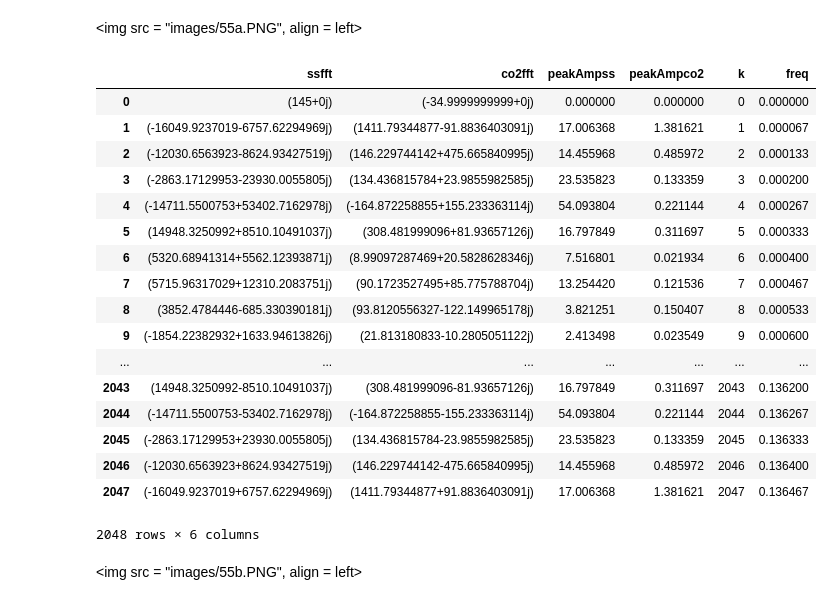
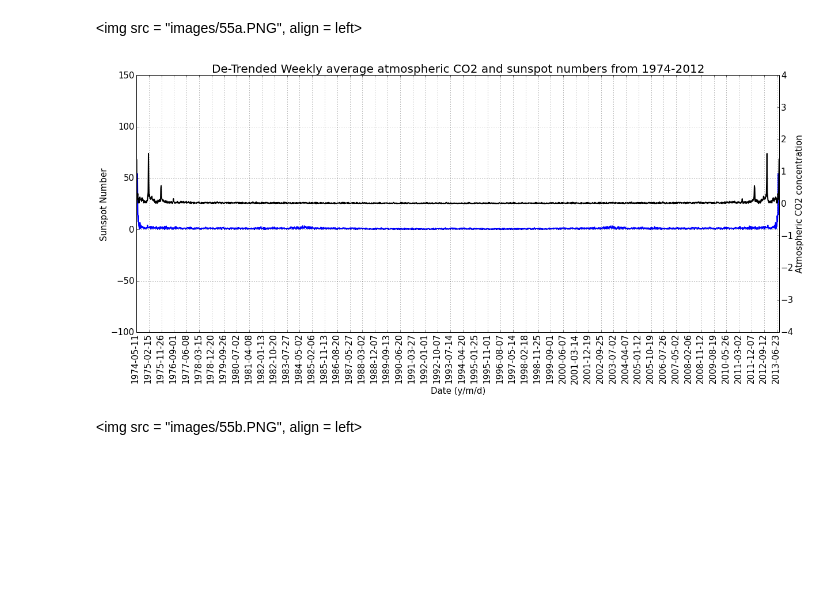
Before and after one commit to JeremyMMulcahey/IPythonNotebook, a Jupyter notebook: TimeSeries/JeremyM - STAT416HW5.ipynb, the cells around one changed output. Saved outputs shown, nothing was run; the diff lists cells and outputs as text; code cells hidden in the pictures; blank space fills up the shorter version.

```diff
--- a/TimeSeries/JeremyM - STAT416HW5.ipynb
+++ b/TimeSeries/JeremyM - STAT416HW5.ipynb
@@ -301,27 +301,46 @@ dtFFTFrame['freq'][1023]
 Yes, there is a relationship between periodicities in the data series because the periodograms are very similar. The only observable difference might be the leakage.
 # %% [markdown]
 <img src = "images/55a.PNG", align = left>
-# %%
-dtFFTFrame['lowpassFilter'] =
-# %% [output]
-|  | ssfft | co2fft | peakAmpss | peakAmpco2 | k | freq |
-| 0 | (145+0j) | (-34.9999999999+0j) | 0.000000 | 0.000000 | 0 | 0.000000 |
-| 1 | (-16049.9237019-6757.62294969j) | (1411.79344877-91.8836403091j) | 17.006368 | 1.381621 | 1 | 0.000067 |
-| 2 | (-12030.6563923-8624.93427519j) | (146.229744142+475.665840995j) | 14.455968 | 0.485972 | 2 | 0.000133 |
-| 3 | (-2863.17129953-23930.0055805j) | (134.436815784+23.9855982585j) | 23.535823 | 0.133359 | 3 | 0.000200 |
-| 4 | (-14711.5500753+53402.7162978j) | (-164.872258855+155.233363114j) | 54.093804 | 0.221144 | 4 | 0.000267 |
-| 5 | (14948.3250992+8510.10491037j) | (308.481999096+81.93657126j) | 16.797849 | 0.311697 | 5 | 0.000333 |
-| 6 | (5320.68941314+5562.12393871j) | (8.99097287469+20.5828628346j) | 7.516801 | 0.021934 | 6 | 0.000400 |
-| 7 | (5715.96317029+12310.2083751j) | (90.1723527495+85.775788704j) | 13.254420 | 0.121536 | 7 | 0.000467 |
-| 8 | (3852.4784446-685.330390181j) | (93.8120556327-122.149965178j) | 3.821251 | 0.150407 | 8 | 0.000533 |
-| 9 | (-1854.22382932+1633.94613826j) | (21.813180833-10.2805051122j) | 2.413498 | 0.023549 | 9 | 0.000600 |
-| ... | ... | ... | ... | ... | ... | ... |
-| 2043 | (14948.3250992-8510.10491037j) | (308.481999096-81.93657126j) | 16.797849 | 0.311697 | 2043 | 0.136200 |
-| 2044 | (-14711.5500753-53402.7162978j) | (-164.872258855-155.233363114j) | 54.093804 | 0.221144 | 2044 | 0.136267 |
-| 2045 | (-2863.17129953+23930.0055805j) | (134.436815784-23.9855982585j) | 23.535823 | 0.133359 | 2045 | 0.136333 |
-| 2046 | (-12030.6563923+8624.93427519j) | (146.229744142-475.665840995j) | 14.455968 | 0.485972 | 2046 | 0.136400 |
-| 2047 | (-16049.9237019+6757.62294969j) | (1411.79344877+91.8836403091j) | 17.006368 | 1.381621 | 2047 | 0.136467 |
-2048 rows × 6 columns
+# %%
+def low_pass_filter(freq,fft):
+    if freq <= .001:
+        return fft
+    else:
+        return 0
+
+dtFFTFrame['lowpassFilterss'] = dtFFTFrame.apply(lambda row: low_pass_filter(row['freq'],row['ssfft']), axis=1)
+dtFFTFrame['lowpassFilterco2'] = dtFFTFrame.apply(lambda row: low_pass_filter(row['freq'],row['co2fft']), axis=1)
+# %%
+dtFFTFrame['lowpassIFFTss'] = np.fft.ifft(dtFFTFrame['lowpassFilterss'])
+dtFFTFrame['lowpassIFFTco2'] = np.fft.ifft(dtFFTFrame['lowpassFilterco2'])
+# %%
+dtFFTFrame['peakAmpLPFss']= dtFFTFrame.apply(lambda row: imabs(row['ssfft']), axis=1)
+dtFFTFrame['peakAmpLPFco2']= dtFFTFrame.apply(lambda row: imabs(row['co2fft']), axis=1)
+# %%
+dtFFTFrame['scatter']=padFrame['scatter']
+# %%
+fig = plt.figure(figsize=(20,8))
+coTS2 = dtFFTFrame.plot(secondary_y = True, y='peakAmpLPFco2', x='scatter', linewidth = 2, c='black', label = 'C02',legend=True, ylim=(-4,4),xlim=(0,.01))
+TSPlot = dtFFTFrame.plot(y='peakAmpLPFss',x='scatter',linewidth=2, c='blue', label='Sunspot Number',ylim=(-100,150),legend=True)
+
+xlabels = []
+xticks = []
+for i in range(52):
+    xlabels.append(padFrame['date'][i*40])
+    xticks.append(padFrame['date'][i*40])
+
+TSPlot.set_xticklabels(xlabels, rotation=90, fontsize=15)
+TSPlot.set_xticks(xticks)
+TSPlot.set_ylabel('Sunspot Number', fontsize=15)
+TSPlot.set_xlabel('Date (y/m/d)', fontsize=15)
+coTS2.set_ylabel('Atmospheric CO2 concentration', fontsize=15)
+
+#set x and y labels, title, and adjust thier sizes according
+TSPlot.set_title('De-Trended Weekly average atmospheric CO2 and sunspot numbers from 1974-2012',fontsize=20)
+plt.tick_params(axis='both', labelsize=15)
+TSPlot.tick_params(axis='y', labelsize=15)
+# %% [output]
+[figure, added]
 # %% [markdown]
 <img src = "images/55b.PNG", align = left>
 # %% [markdown]
```
Also changed, not shown: parts of 1 cell of this notebook, 1 other file.
